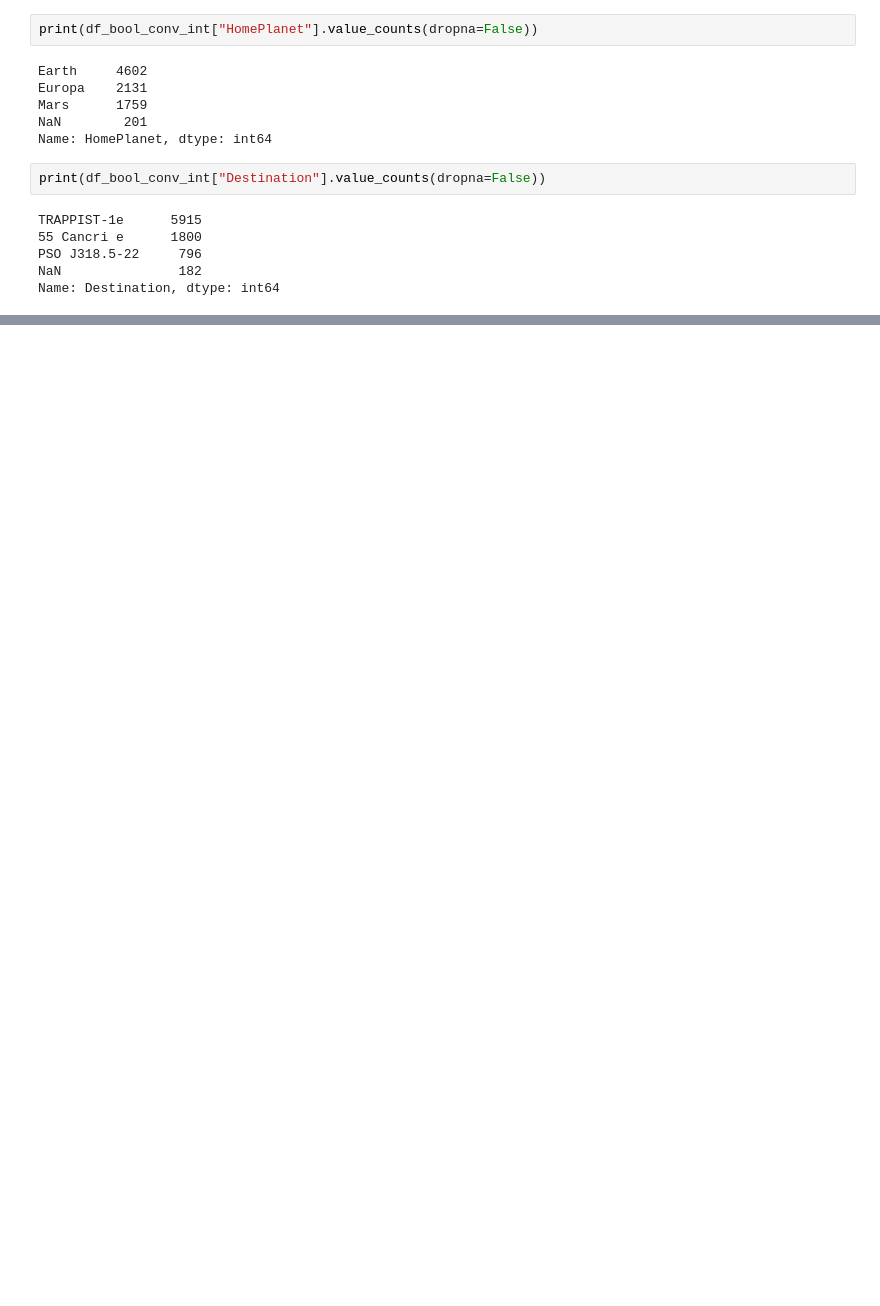
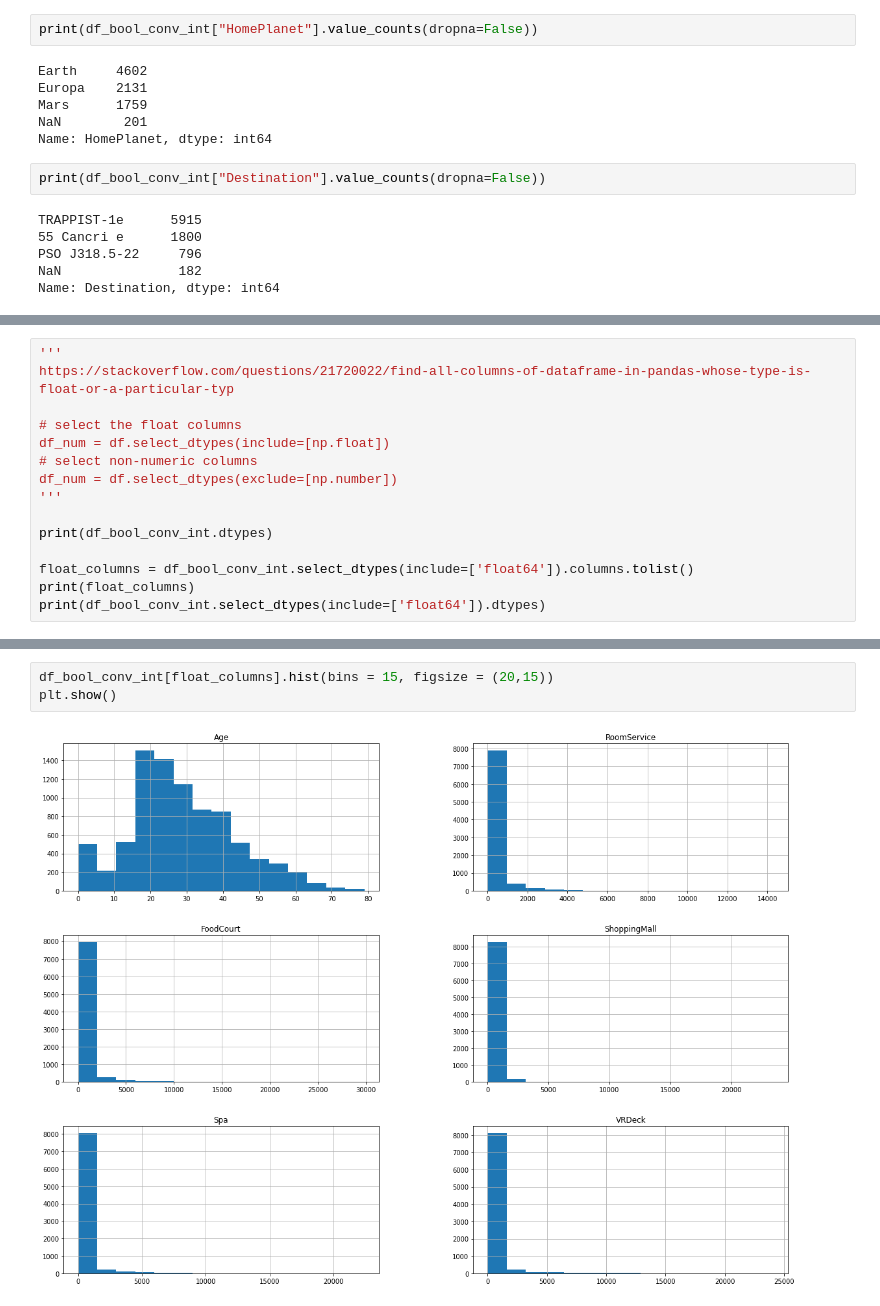
Before and after one commit to connorcapitolo/Spaceship-Titanic, a Jupyter notebook: spaceship_eda.ipynb, the cells around one changed output, grey strips where cells are left out. Cells and saved outputs as stored; diff of their text form; blank space fills up the shorter version.

```diff
--- a/spaceship_eda.ipynb
+++ b/spaceship_eda.ipynb
@@ -256,0 +324,15 @@ Name: Destination, dtype: int64
+# %%
+'''
+https://stackoverflow.com/questions/21720022/find-all-columns-of-dataframe-in-pandas-whose-type-is-float-or-a-particular-typ
+
+# select the float columns
+df_num = df.select_dtypes(include=[np.float])
+# select non-numeric columns
+df_num = df.select_dtypes(exclude=[np.number])
+'''
+
+print(df_bool_conv_int.dtypes)
+
+float_columns = df_bool_conv_int.select_dtypes(include=['float64']).columns.tolist()
+print(float_columns)
+print(df_bool_conv_int.select_dtypes(include=['float64']).dtypes)
@@ -256,0 +365,5 @@ Name: Destination, dtype: int64
+# %%
+df_bool_conv_int[float_columns].hist(bins = 15, figsize = (20,15))
+plt.show()
+# %% [output]
+[figure, added]
```
Also changed, not shown: parts of 13 cells of this notebook.
